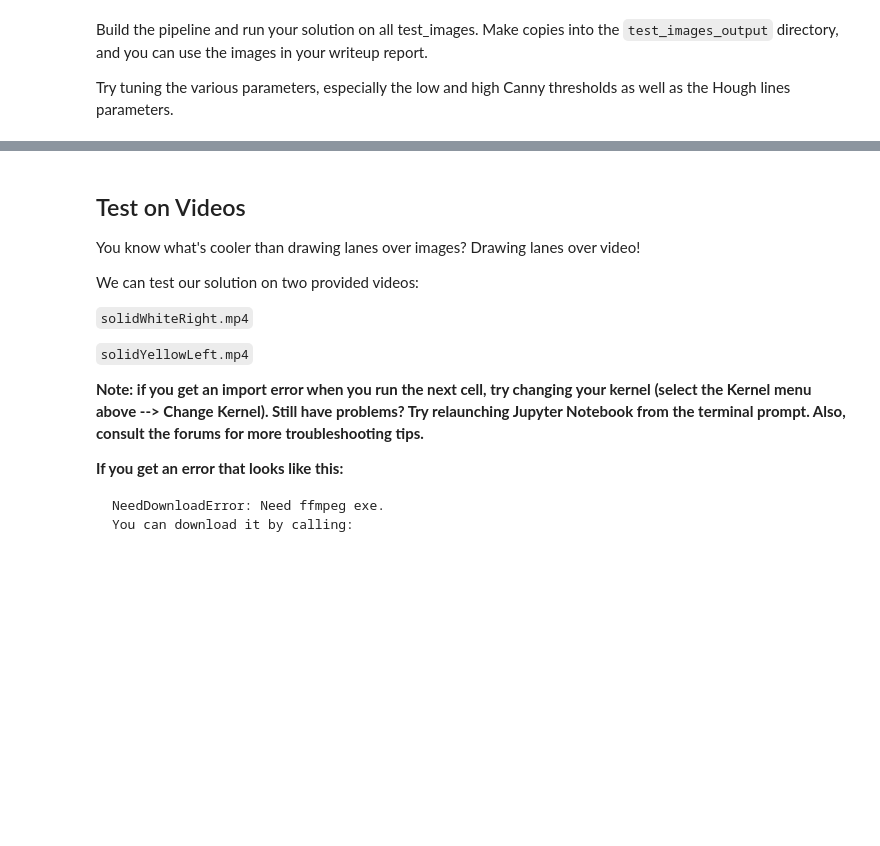
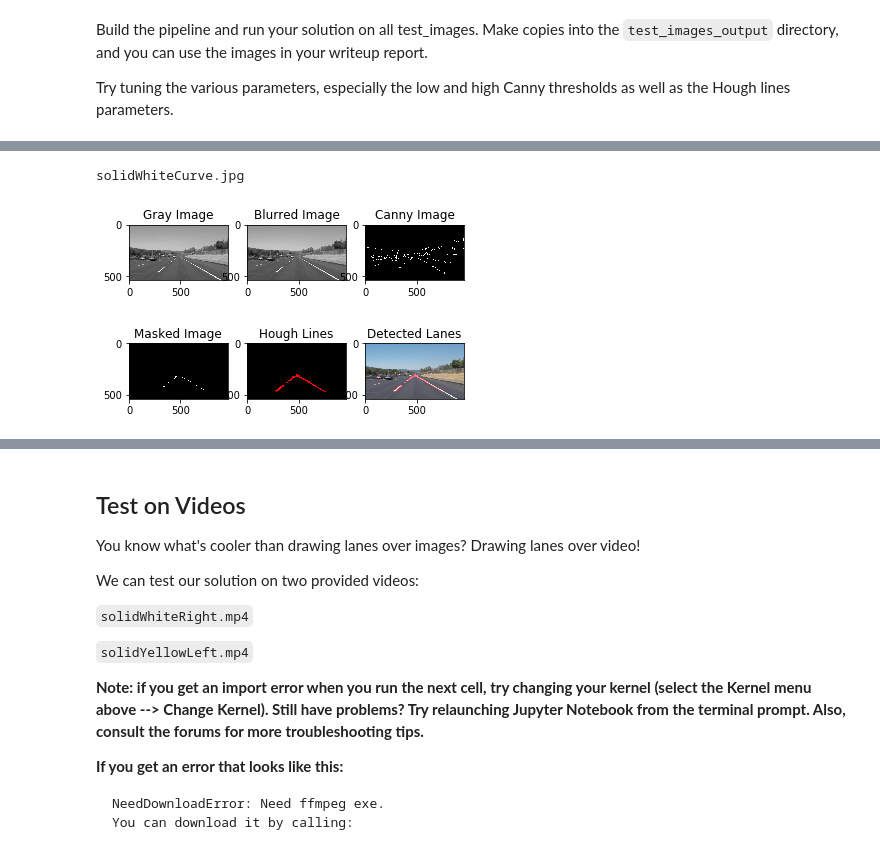
Before and after one commit to AnkS4/CarND-LaneLines-P1, a Jupyter notebook: P1.ipynb, the cells around one changed output, grey strips where cells are left out. Drawn from its saved outputs; the diff is of its cells as text; code cells hidden in the pictures; blank space fills up the shorter version.

```diff
--- a/P1.ipynb
+++ b/P1.ipynb
@@ -215,0 +293,6 @@ plt.imshow(lines_edges)
+# %%
+print(imgdir[3])
+all_images(imgdir[3])
+# %% [output]
+solidWhiteCurve.jpg
+[figure, added]
```
Also changed, not shown: parts of 10 cells of this notebook.
